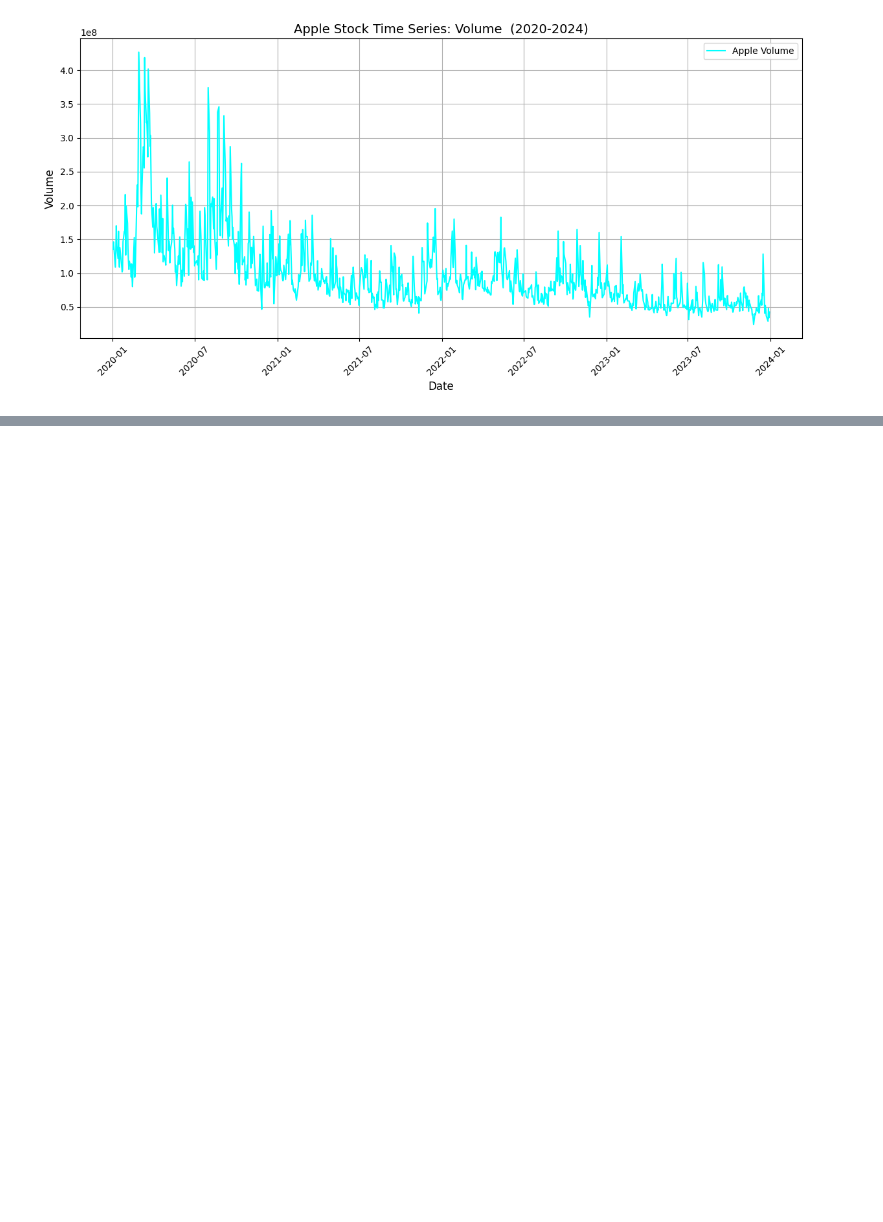
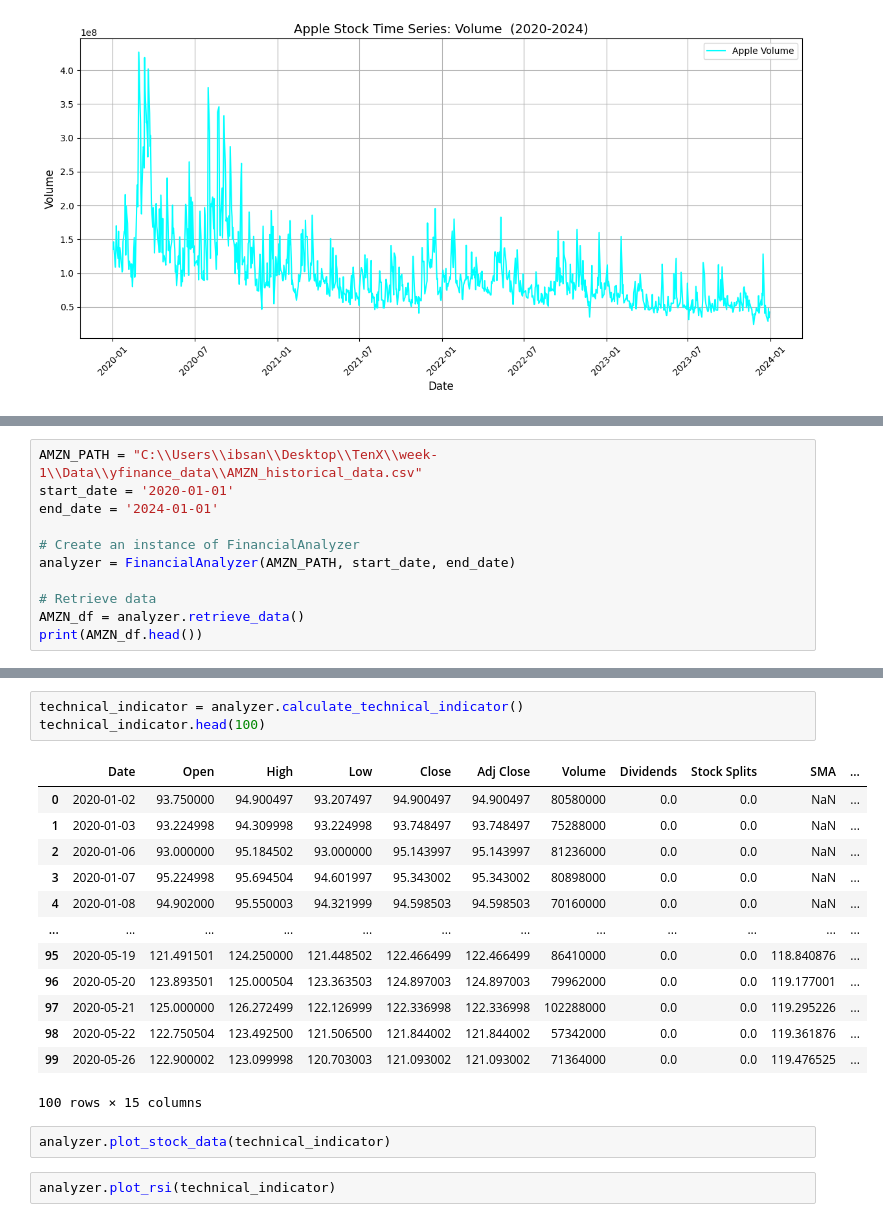
Before and after one commit to ibso99/Week-1, a Jupyter notebook: notebooks/financial_analysis.ipynb, the cells around one changed output, grey strips where cells are left out. Cells and saved outputs as stored; diff of their text form; blank space fills up the shorter version.

Commit message:
Performed some analysis using modularization technique for the amazon stock data

```diff
--- a/notebooks/financial_analysis.ipynb
+++ b/notebooks/financial_analysis.ipynb
@@ -234,0 +300,11 @@ print(AAPL_DF.head(10))
+# %%
+AMZN_PATH = "C:\\Users\\ibsan\\Desktop\\TenX\\week-1\\Data\\yfinance_data\\AMZN_historical_data.csv"
+start_date = '2020-01-01'
+end_date = '2024-01-01'
+
+# Create an instance of FinancialAnalyzer
+analyzer = FinancialAnalyzer(AMZN_PATH, start_date, end_date)
+
+# Retrieve data
+AMZN_df = analyzer.retrieve_data()
+print(AMZN_df.head())
@@ -234,0 +325,21 @@ print(AAPL_DF.head(10))
+# %%
+technical_indicator = analyzer.calculate_technical_indicator()
+technical_indicator.head(100)
+# %% [output]
+|  | Date | Open | High | Low | Close | Adj Close | Volume | Dividends | Stock Splits | SMA | ... |
+| 0 | 2020-01-02 | 93.750000 | 94.900497 | 93.207497 | 94.900497 | 94.900497 | 80580000 | 0.0 | 0.0 | NaN | ... |
+| 1 | 2020-01-03 | 93.224998 | 94.309998 | 93.224998 | 93.748497 | 93.748497 | 75288000 | 0.0 | 0.0 | NaN | ... |
+| 2 | 2020-01-06 | 93.000000 | 95.184502 | 93.000000 | 95.143997 | 95.143997 | 81236000 | 0.0 | 0.0 | NaN | ... |
+| 3 | 2020-01-07 | 95.224998 | 95.694504 | 94.601997 | 95.343002 | 95.343002 | 80898000 | 0.0 | 0.0 | NaN | ... |
+| 4 | 2020-01-08 | 94.902000 | 95.550003 | 94.321999 | 94.598503 | 94.598503 | 70160000 | 0.0 | 0.0 | NaN | ... |
+| ... | ... | ... | ... | ... | ... | ... | ... | ... | ... | ... | ... |
+| 95 | 2020-05-19 | 121.491501 | 124.250000 | 121.448502 | 122.466499 | 122.466499 | 86410000 | 0.0 | 0.0 | 118.840876 | ... |
+| 96 | 2020-05-20 | 123.893501 | 125.000504 | 123.363503 | 124.897003 | 124.897003 | 79962000 | 0.0 | 0.0 | 119.177001 | ... |
+| 97 | 2020-05-21 | 125.000000 | 126.272499 | 122.126999 | 122.336998 | 122.336998 | 102288000 | 0.0 | 0.0 | 119.295226 | ... |
+| 98 | 2020-05-22 | 122.750504 | 123.492500 | 121.506500 | 121.844002 | 121.844002 | 57342000 | 0.0 | 0.0 | 119.361876 | ... |
+| 99 | 2020-05-26 | 122.900002 | 123.099998 | 120.703003 | 121.093002 | 121.093002 | 71364000 | 0.0 | 0.0 | 119.476525 | ... |
+100 rows × 15 columns
+# %%
+analyzer.plot_stock_data(technical_indicator)
+# %%
+analyzer.plot_rsi(technical_indicator)
```
Also changed, not shown: parts of 15 cells of this notebook, 1 other file.
